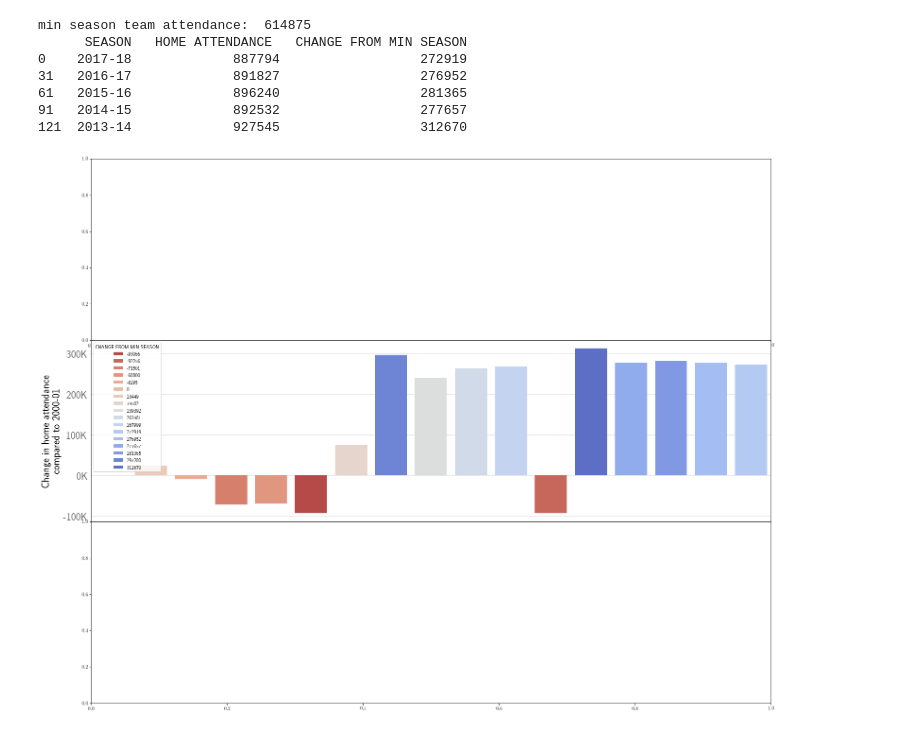
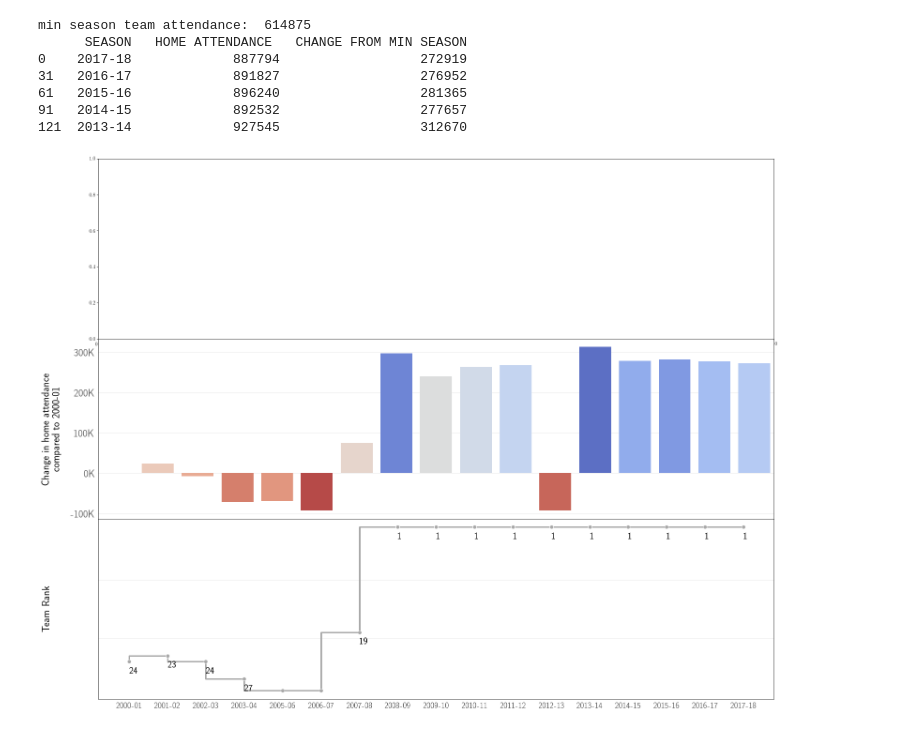
Before and after one commit to richhildebrand/makeover-monday-python, a Jupyter notebook: notebooks/2019 Week1 NHL Attendance/Team Dashboard/Team Dashboard.ipynb, the cells around one changed output. Drawn from its saved outputs; the diff is of its cells as text; code cells hidden in the pictures.

Commit message:
added line chart

```diff
--- a/notebooks/2019 Week1 NHL Attendance/Team Dashboard/Team Dashboard.ipynb
+++ b/notebooks/2019 Week1 NHL Attendance/Team Dashboard/Team Dashboard.ipynb
@@ -102,9 +102,6 @@ min season team attendance:  614875
 91   2014-15             892532                  277657
 121  2013-14             927545                  312670
 # %%
-fig, (header_ax, bar_ax, line_ax) = plt.subplots(nrows=3, figsize=(20,16), gridspec_kw={"height_ratios":[0.3, 0.3, 0.3]})
-fig.subplots_adjust(0,0,1,1,0,0)
-
 # Drawing - Bar graph
 def format_bar_y(y):
     y = str(y)
@@ -121,13 +118,42 @@ def draw_bar_graph(team_df, min_season, bar_ax):
         y='CHANGE FROM MIN SEASON', x='SEASON', data=team_df, ax=bar_ax, zorder=3,
         hue=hue, dodge=False, palette='coolwarm_r'
     )
+    ax.legend_.remove()
 
     ax.yaxis.grid(color='lightgray', linewidth='0.5', zorder=0)
     ax.set_yticks(np.array([3, 2, 1, 0, -1], dtype=int)*100000)
     ax.tick_params(axis="y", labelsize=22, labelcolor='#666666', width=0)
     ax.get_yaxis().set_major_formatter(matplotlib.ticker.FuncFormatter(lambda y, p:format_bar_y(y)))
-    ax.set_ylabel('Change in home attendance \ncompared to ' + min_season, fontsize=22)
-
-draw_bar_graph(team_df, min_season, bar_ax)
+    ax.set_ylabel('Change in home attendance \ncompared to ' + min_season, fontsize=22, labelpad=20)
-# %% [output]
-[figure, removed]
+# %%
+fig, (header_ax, bar_ax, line_ax) = plt.subplots(nrows=3, figsize=(20,16), gridspec_kw={"height_ratios":[0.3, 0.3, 0.3]})
+fig.subplots_adjust(0,0,1,1,0,0)
+
+draw_bar_graph(team_df, min_season, bar_ax)
+
+#Drawing - Line grap
+def draw_marker_values(ax, df, y_key, x_key):
+    x = df[x_key]
+    y = df[y_key]
+
+    for i,j in zip(x,y):
+        ax.annotate(str(j), xy=(i,j+2), size=20, color='black', weight='bold')
+
+hue = team_df['RANK']
+ax = sns.lineplot(
+    y='RANK', x='SEASON', data=team_df,
+    drawstyle='steps-pre', color='darkgray', linewidth=3, marker='o',  markersize=8
+)
+
+ax.tick_params(axis="x", labelsize=18, labelcolor='#666666', bottom=False)
+ax.set_xlabel('')
+
+ax.yaxis.grid(color='lightgray', linewidth='0.5', zorder=0)
+ax.set_yticks([20, 10])
+ax.tick_params(axis="y", left=False, labelleft=False)
+ax.set_ylabel('Team Rank', fontsize=22, labelpad=100)
+ax.invert_yaxis()
+
+draw_marker_values(ax, team_df, 'RANK', 'SEASON')
+# %% [output]
+[figure, added]
```
